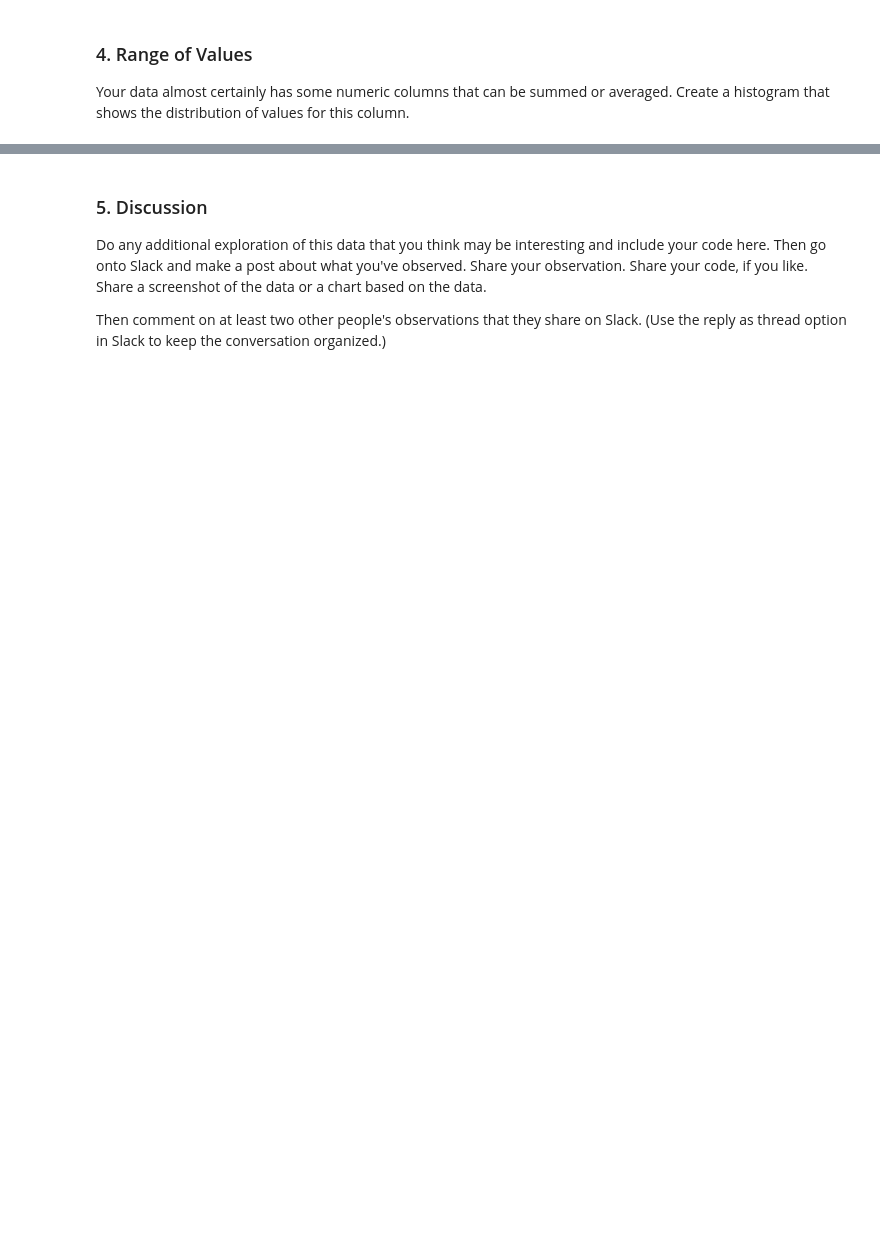
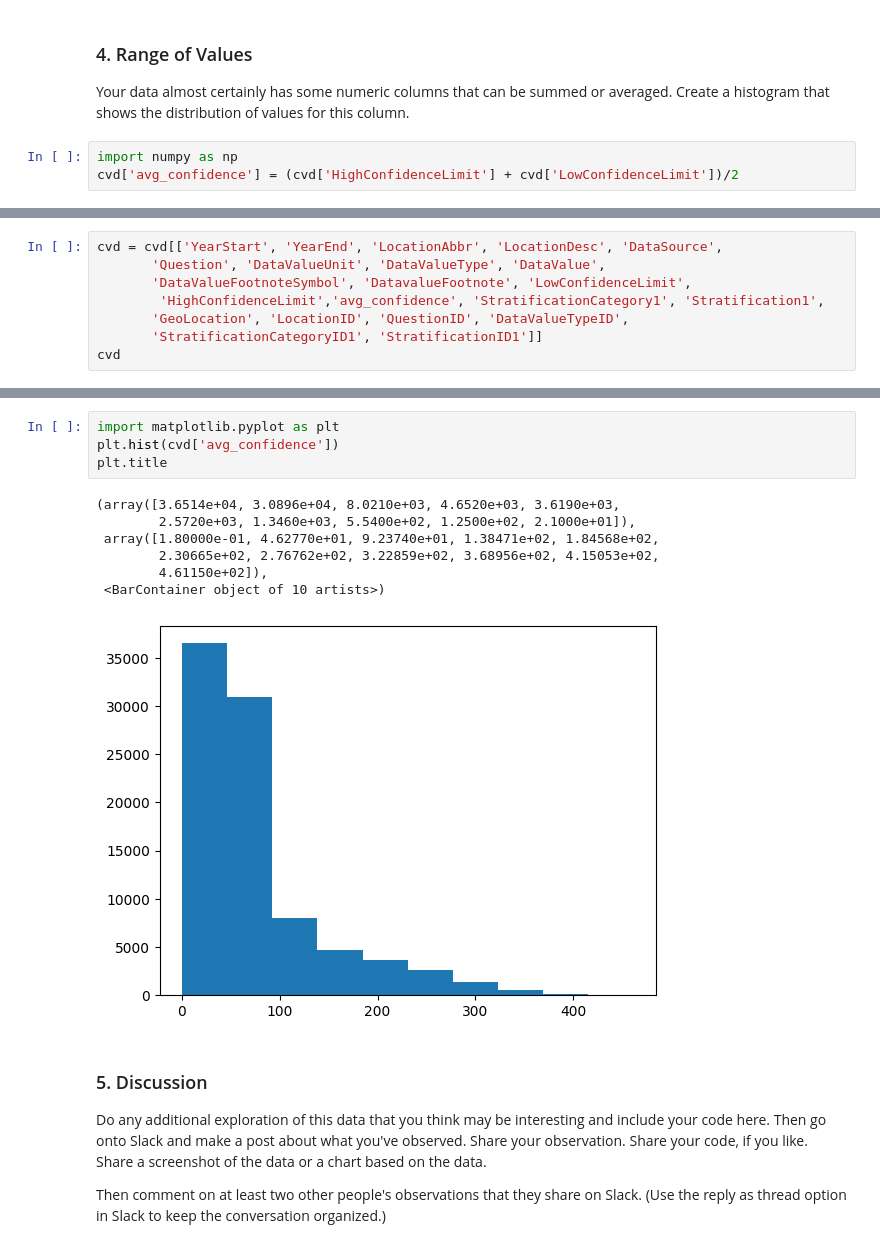
Before and after one commit to Diwakarmogarala/hds5210-2023, a Jupyter notebook: week13/week13_assignment_2.ipynb, the cells around one changed output, grey strips where cells are left out. Saved outputs shown, nothing was run; the diff lists cells and outputs as text; blank space fills up the shorter version.

```diff
--- a/week13/week13_assignment_2.ipynb
+++ b/week13/week13_assignment_2.ipynb
@@ -98,3 +101,6 @@ cvd = del_columns(cvd)
 ### 4. Range of Values
 
 Your data almost certainly has some numeric columns that can be summed or averaged.  Create a histogram that shows the distribution of values for this column.
+# %%
+import numpy as np
+cvd['avg_confidence'] = (cvd['HighConfidenceLimit'] + cvd['LowConfidenceLimit'])/2
@@ -100,0 +113,8 @@ Your data almost certainly has some numeric columns that can be summed or averag
+# %%
+cvd = cvd[['YearStart', 'YearEnd', 'LocationAbbr', 'LocationDesc', 'DataSource',
+       'Question', 'DataValueUnit', 'DataValueType', 'DataValue',
+       'DataValueFootnoteSymbol', 'DatavalueFootnote', 'LowConfidenceLimit',
+        'HighConfidenceLimit','avg_confidence', 'StratificationCategory1', 'Stratification1',
+       'GeoLocation', 'LocationID', 'QuestionID', 'DataValueTypeID',
+       'StratificationCategoryID1', 'StratificationID1']]
+cvd
@@ -101,3 +135,15 @@ Your data almost certainly has some numeric columns that can be summed or averag
+# %%
+import matplotlib.pyplot as plt
+plt.hist(cvd['avg_confidence'])
+plt.title
+# %% [output]
+(array([3.6514e+04, 3.0896e+04, 8.0210e+03, 4.6520e+03, 3.6190e+03,
+        2.5720e+03, 1.3460e+03, 5.5400e+02, 1.2500e+02, 2.1000e+01]),
+ array([1.80000e-01, 4.62770e+01, 9.23740e+01, 1.38471e+02, 1.84568e+02,
+        2.30665e+02, 2.76762e+02, 3.22859e+02, 3.68956e+02, 4.15053e+02,
+        4.61150e+02]),
+ <BarContainer object of 10 artists>)
+[figure, added]
 # %% [markdown]
 ### 5. Discussion
 
```
Also changed, not shown: parts of 4 cells of this notebook.
